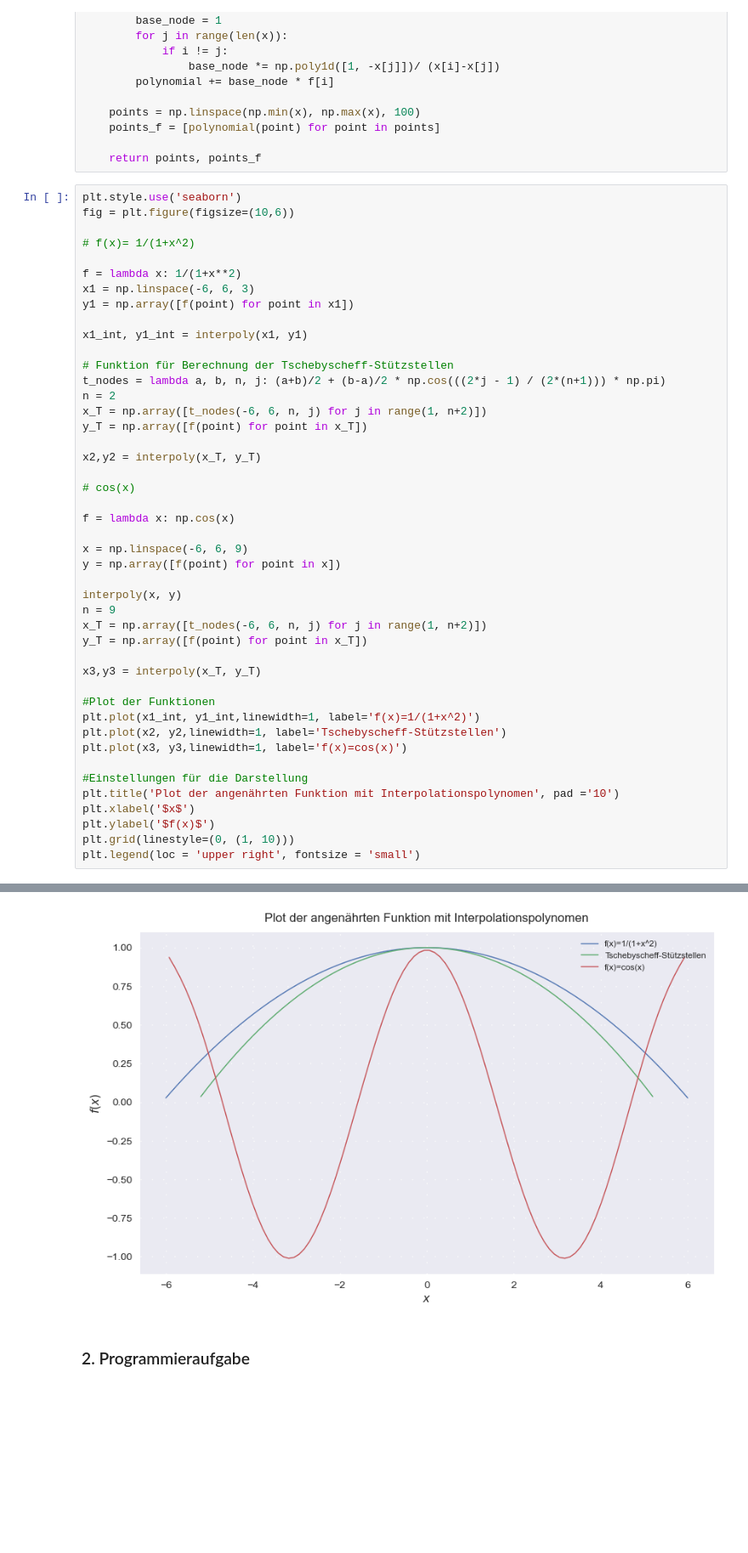
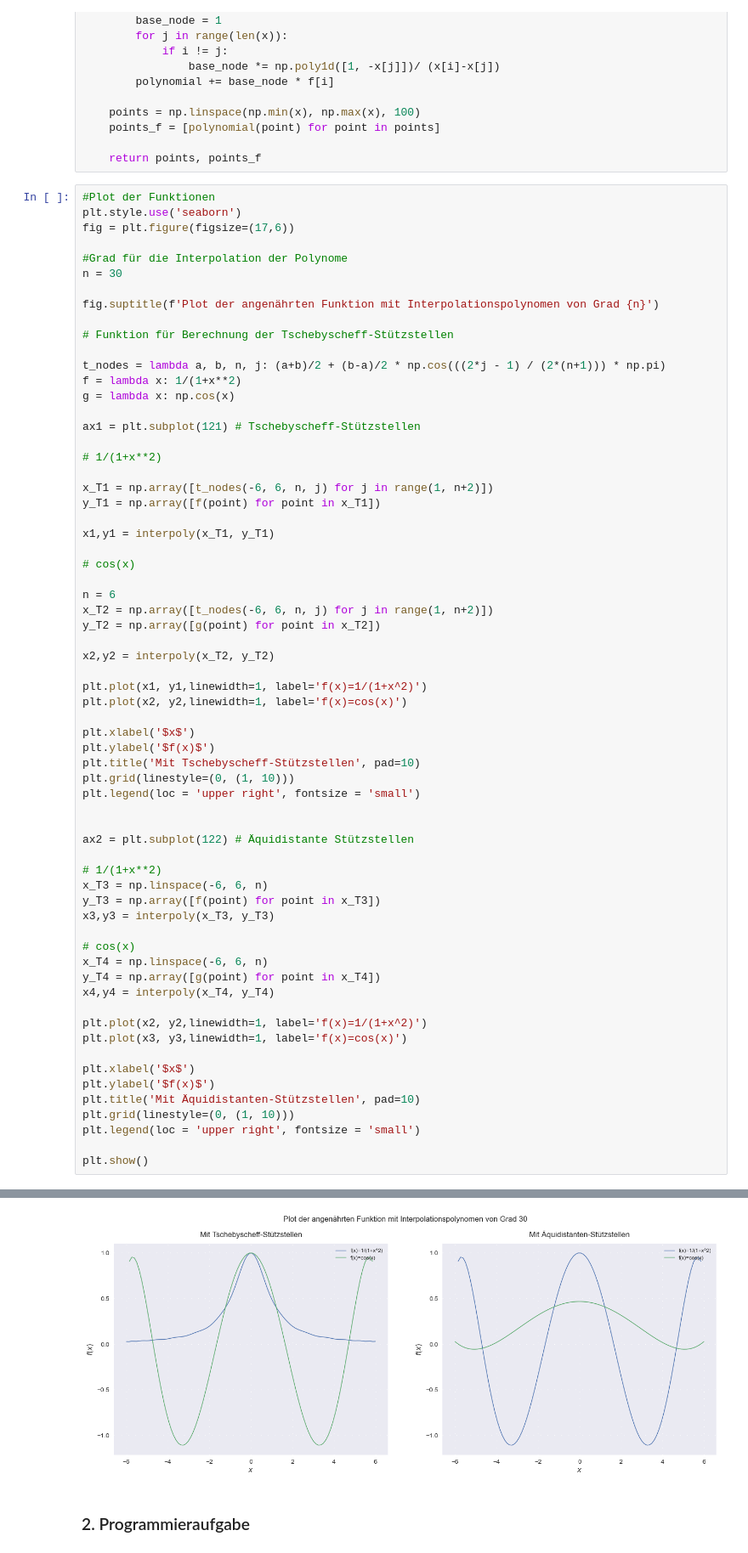
Before and after one commit to Javiermateor/Numerische-Mathematik-I-fuer-Ingenieure, a Jupyter notebook: HA4.ipynb, the cells around one changed output, grey strips where cells are left out. Shown: that part at 85% size. Saved outputs shown, nothing was run; the diff lists cells and outputs as text; blank space fills up the shorter version.

```diff
--- a/HA4.ipynb
+++ b/HA4.ipynb
@@ -19,48 +19,68 @@ def interpoly(x, f):
 
     return points, points_f
 # %%
+#Plot der Funktionen
 plt.style.use('seaborn')
-fig = plt.figure(figsize=(10,6))
+fig = plt.figure(figsize=(17,6))
 
-# f(x)= 1/(1+x^2)
+#Grad für die Interpolation der Polynome
+n = 30
 
-f = lambda x: 1/(1+x**2)
-x1 = np.linspace(-6, 6, 3)
-y1 = np.array([f(point) for point in x1])
-
-x1_int, y1_int = interpoly(x1, y1)
+fig.suptitle(f'Plot der angenährten Funktion mit Interpolationspolynomen von Grad {n}')
 
 # Funktion für Berechnung der Tschebyscheff-Stützstellen
+
 t_nodes = lambda a, b, n, j: (a+b)/2 + (b-a)/2 * np.cos(((2*j - 1) / (2*(n+1))) * np.pi)
-n = 2
-x_T = np.array([t_nodes(-6, 6, n, j) for j in range(1, n+2)])
-y_T = np.array([f(point) for point in x_T])
+f = lambda x: 1/(1+x**2)
+g = lambda x: np.cos(x)
 
-x2,y2 = interpoly(x_T, y_T)
+ax1 = plt.subplot(121) # Tschebyscheff-Stützstellen
+
+# 1/(1+x**2)
+
+x_T1 = np.array([t_nodes(-6, 6, n, j) for j in range(1, n+2)])
+y_T1 = np.array([f(point) for point in x_T1])
+
+x1,y1 = interpoly(x_T1, y_T1)
 
 # cos(x)
 
-f = lambda x: np.cos(x)
+n = 6
+x_T2 = np.array([t_nodes(-6, 6, n, j) for j in range(1, n+2)])
+y_T2 = np.array([g(point) for point in x_T2])
 
-x = np.linspace(-6, 6, 9)
-y = np.array([f(point) for point in x])
+x2,y2 = interpoly(x_T2, y_T2)
 
-interpoly(x, y)
-n = 9
-x_T = np.array([t_nodes(-6, 6, n, j) for j in range(1, n+2)])
-y_T = np.array([f(point) for point in x_T])
+plt.plot(x1, y1,linewidth=1, label='f(x)=1/(1+x^2)')
+plt.plot(x2, y2,linewidth=1, label='f(x)=cos(x)')
 
-x3,y3 = interpoly(x_T, y_T)
+plt.xlabel('$x$')
+plt.ylabel('$f(x)$')
+plt.title('Mit Tschebyscheff-Stützstellen', pad=10)
+plt.grid(linestyle=(0, (1, 10)))
+plt.legend(loc = 'upper right', fontsize = 'small')
 
-#Plot der Funktionen
-plt.plot(x1_int, y1_int,linewidth=1, label='f(x)=1/(1+x^2)')
-plt.plot(x2, y2,linewidth=1, label='Tschebyscheff-Stützstellen')
+
+ax2 = plt.subplot(122) # Äquidistante Stützstellen
+
+# 1/(1+x**2)
+x_T3 = np.linspace(-6, 6, n)
+y_T3 = np.array([f(point) for point in x_T3])
+x3,y3 = interpoly(x_T3, y_T3)
+
+# cos(x)
+x_T4 = np.linspace(-6, 6, n)
+y_T4 = np.array([g(point) for point in x_T4])
+x4,y4 = interpoly(x_T4, y_T4)
+
+plt.plot(x2, y2,linewidth=1, label='f(x)=1/(1+x^2)')
 plt.plot(x3, y3,linewidth=1, label='f(x)=cos(x)')
 
-#Einstellungen für die Darstellung
-plt.title('Plot der angenährten Funktion mit Interpolationspolynomen', pad ='10')
 plt.xlabel('$x$')
 plt.ylabel('$f(x)$')
+plt.title('Mit Äquidistanten-Stützstellen', pad=10)
 plt.grid(linestyle=(0, (1, 10)))
 plt.legend(loc = 'upper right', fontsize = 'small')
+
+plt.show()
 # %% [output]
@@ -68,4 +87,4 @@ plt.legend(loc = 'upper right', fontsize = 'small')
-[figure, old version]
+[figure, new version]
 # %% [markdown]
 ### 2. Programmieraufgabe
 # %%
```
Also changed, not shown: parts of 3 cells of this notebook.
